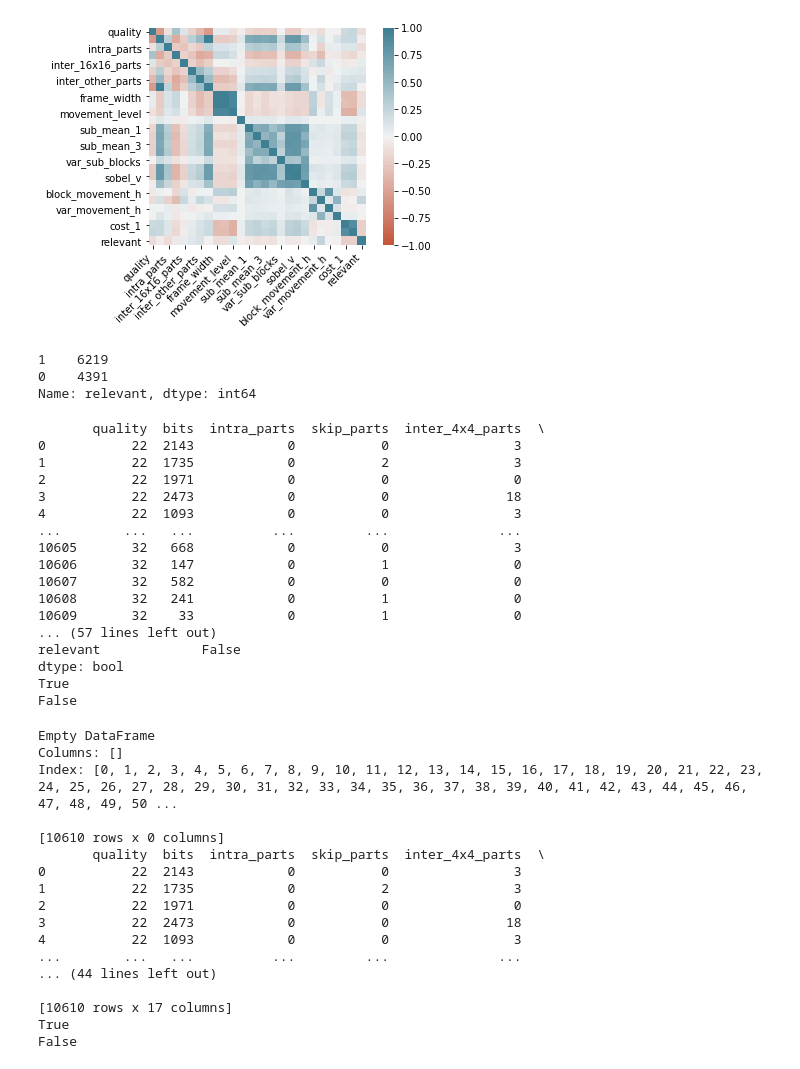
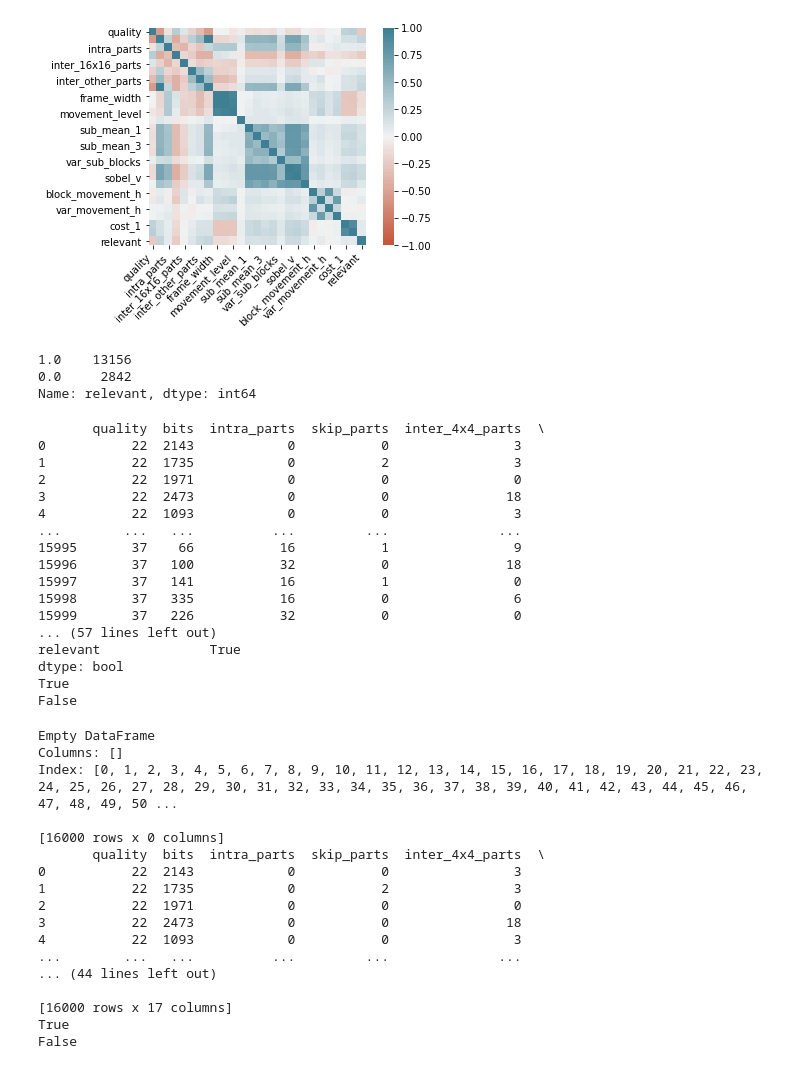
Before and after one commit to IsmaelMunozAz/dataProcess, a Jupyter notebook: Def.ipynb, the cells around one changed output. Drawn from its saved outputs; the diff is of its cells as text; code cells hidden in the pictures.

```diff
--- a/Def.ipynb
+++ b/Def.ipynb
@@ -33,7 +36,7 @@ import warnings # supress warnings
 warnings.filterwarnings('ignore')
 # %%
 #Read the dataSet
-df = pd.read_csv('prueba.csv')
+df = pd.read_csv('data.csv')
 np.random.seed(8)
 
 corrMatrix = df.corr()
@@ -71,9 +74,9 @@ corrMatrix.style.background_gradient(cmap='coolwarm')
-[figure, old version]
+[figure, new version]
 # %%
 print(df['relevant'].value_counts())
 # %% [output]
-1    6219
-0    4391
+1.0    13156
+0.0     2842
 Name: relevant, dtype: int64
 # %%
 #There is null values in sub_mean_3
@@ -99,13 +102,13 @@ print(np.all(np.isfinite(df)))
 3           22  2473            0           0               18
 4           22  1093            0           0                3
 ...        ...   ...          ...         ...              ...
-10605       32   668            0           0                3
-10606       32   147            0           1                0
-10607       32   582            0           0                0
-10608       32   241            0           1                0
-10609       32    33            0           1                0
+15995       37    66           16           1                9
+15996       37   100           32           0               18
+15997       37   141           16           1                0
+15998       37   335           16           0                6
+15999       37   226           32           0                0
 ... (57 lines left out)
-relevant             False
+relevant              True
 dtype: bool
 True
 False
@@ -124,7 +127,7 @@ Empty DataFrame
 Columns: []
 Index: [0, 1, 2, 3, 4, 5, 6, 7, 8, 9, 10, 11, 12, 13, 14, 15, 16, 17, 18, 19, 20, 21, 22, 23, 24, 25, 26, 27, 28, 29, 30, 31, 32, 33, 34, 35, 36, 37, 38, 39, 40, 41, 42, 43, 44, 45, 46, 47, 48, 49, 50 ...
 
-[10610 rows x 0 columns]
+[16000 rows x 0 columns]
        quality  bits  intra_parts  skip_parts  inter_4x4_parts  \
 0           22  2143            0           0                3
 1           22  1735            0           2                3
@@ -134,7 +137,7 @@ Index: [0, 1, 2, 3, 4, 5, 6, 7, 8, 9, 10, 11, 12, 13, 14, 15, 16, 17, 18, 19, 20
 ...        ...   ...          ...         ...              ...
 ... (44 lines left out)
 
-[10610 rows x 17 columns]
+[16000 rows x 17 columns]
 True
 False
 # %%
```
Also changed, not shown: parts of 21 cells of this notebook, 1 other file.
